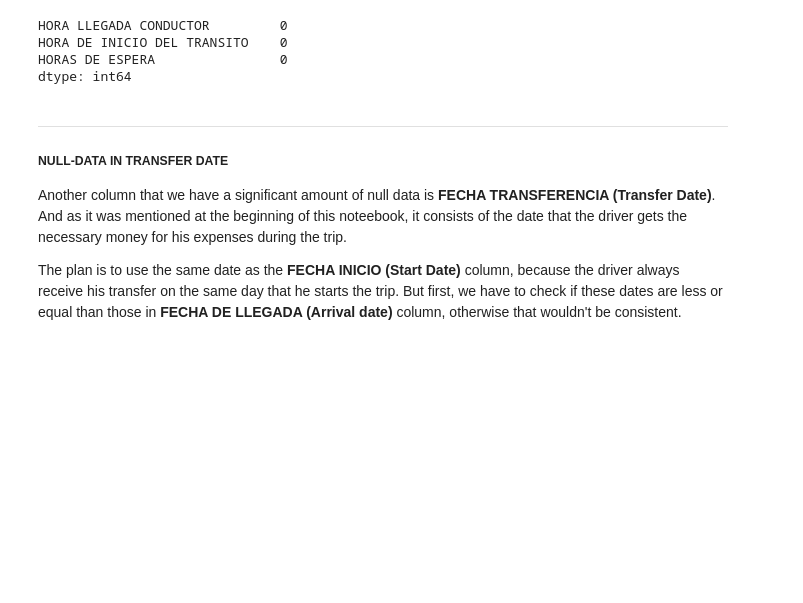
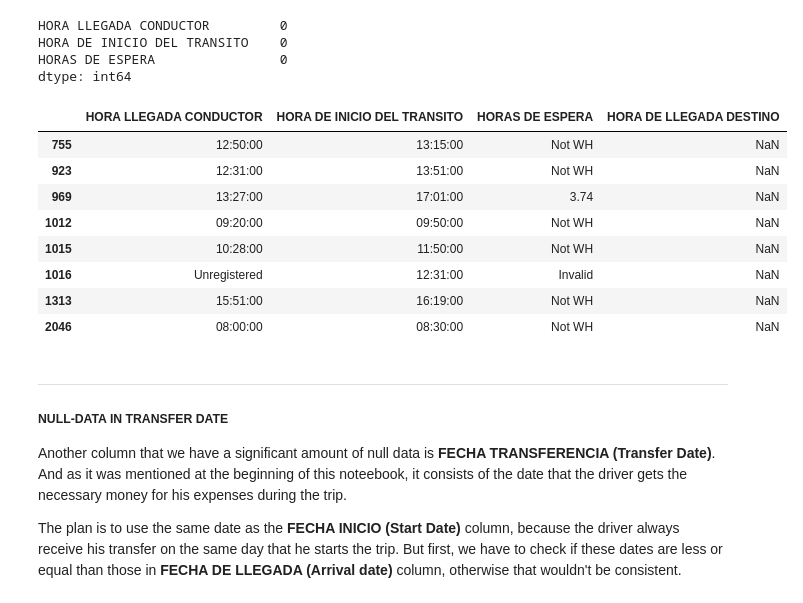
Before and after one commit to CarlosFOL/Transport_Company_Analysis, a Jupyter notebook: notebooks/data_cleaning.ipynb, the cells around one changed output. Cells and saved outputs as stored; diff of their text form; code cells hidden in the pictures; blank space fills up the shorter version.

```diff
--- a/notebooks/data_cleaning.ipynb
+++ b/notebooks/data_cleaning.ipynb
@@ -366,6 +369,21 @@ HORA LLEGADA CONDUCTOR         0
 HORA DE INICIO DEL TRANSITO    0
 HORAS DE ESPERA                0
 dtype: int64
+# %%
+df_TransportCompany.loc[[755, 923, 969, 1012, 1015, 1016, 1313, 2046],
+                        ['HORA LLEGADA CONDUCTOR', 'HORA DE INICIO DEL TRANSITO',
+                         'HORAS DE ESPERA', 'HORA DE LLEGADA DESTINO']
+                        ]
+# %% [output]
+|  | HORA LLEGADA CONDUCTOR | HORA DE INICIO DEL TRANSITO | HORAS DE ESPERA | HORA DE LLEGADA DESTINO |
+| 755 | 12:50:00 | 13:15:00 | Not WH | NaN |
+| 923 | 12:31:00 | 13:51:00 | Not WH | NaN |
+| 969 | 13:27:00 | 17:01:00 | 3.74 | NaN |
+| 1012 | 09:20:00 | 09:50:00 | Not WH | NaN |
+| 1015 | 10:28:00 | 11:50:00 | Not WH | NaN |
+| 1016 | Unregistered | 12:31:00 | Invalid | NaN |
+| 1313 | 15:51:00 | 16:19:00 | Not WH | NaN |
+| 2046 | 08:00:00 | 08:30:00 | Not WH | NaN |
 # %% [markdown]
 ---
 
```
Also changed, not shown: parts of 23 cells of this notebook, 4 other files.
